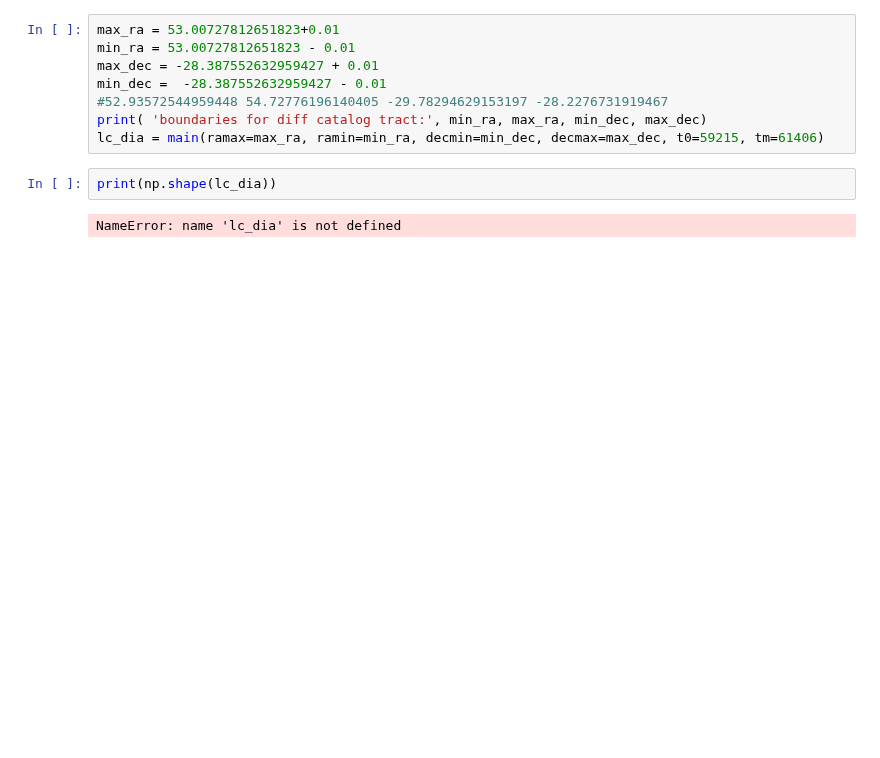
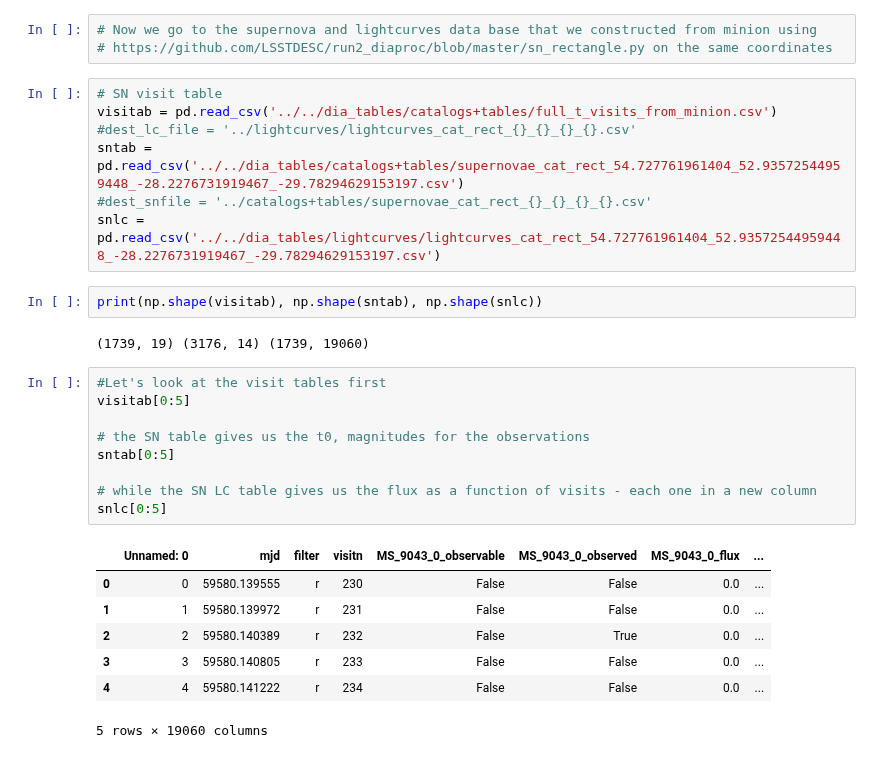
Before and after one commit to LSSTDESC/DC2-analysis, a Jupyter notebook: tutorials/check_truth_SNe_DC2.ipynb, the cells around one changed output. Cells and saved outputs as stored; diff of their text form; blank space fills up the shorter version.

```diff
--- a/tutorials/check_truth_SNe_DC2.ipynb
+++ b/tutorials/check_truth_SNe_DC2.ipynb
@@ -261,12 +98,31 @@ def main(ramax=58, ramin=56, decmin=-32, decmax=-31, t0=59215, tm=61406):
-# %%
-max_ra = 53.00727812651823+0.01
-min_ra = 53.00727812651823 - 0.01
-max_dec = -28.387552632959427 + 0.01
-min_dec =  -28.387552632959427 - 0.01
-#52.93572544959448 54.72776196140405 -29.78294629153197 -28.2276731919467
-print( 'boundaries for diff catalog tract:', min_ra, max_ra, min_dec, max_dec)
-lc_dia = main(ramax=max_ra, ramin=min_ra, decmin=min_dec, decmax=max_dec, t0=59215, tm=61406)
-# %%
-print(np.shape(lc_dia))
-# %% [output]
-NameError: name 'lc_dia' is not defined
+# %%
+# Now we go to the supernova and lightcurves data base that we constructed from minion using
+# https://github.com/LSSTDESC/run2_diaproc/blob/master/sn_rectangle.py on the same coordinates
+# %%
+# SN visit table
+visitab = pd.read_csv('../../dia_tables/catalogs+tables/full_t_visits_from_minion.csv')
+#dest_lc_file = '../lightcurves/lightcurves_cat_rect_{}_{}_{}_{}.csv'
+sntab = pd.read_csv('../../dia_tables/catalogs+tables/supernovae_cat_rect_54.727761961404_52.93572544959448_-28.2276731919467_-29.78294629153197.csv')
+#dest_snfile = '../catalogs+tables/supernovae_cat_rect_{}_{}_{}_{}.csv'
+snlc = pd.read_csv('../../dia_tables/lightcurves/lightcurves_cat_rect_54.727761961404_52.93572544959448_-28.2276731919467_-29.78294629153197.csv')
+# %%
+print(np.shape(visitab), np.shape(sntab), np.shape(snlc))
+# %% [output]
+(1739, 19) (3176, 14) (1739, 19060)
+# %%
+#Let's look at the visit tables first
+visitab[0:5]
+
+# the SN table gives us the t0, magnitudes for the observations
+sntab[0:5]
+
+# while the SN LC table gives us the flux as a function of visits - each one in a new column
+snlc[0:5]
+# %% [output]
+|  | Unnamed: 0 | mjd | filter | visitn | MS_9043_0_observable | MS_9043_0_observed | MS_9043_0_flux | ... |
+| 0 | 0 | 59580.139555 | r | 230 | False | False | 0.0 | ... |
+| 1 | 1 | 59580.139972 | r | 231 | False | False | 0.0 | ... |
+| 2 | 2 | 59580.140389 | r | 232 | False | True | 0.0 | ... |
+| 3 | 3 | 59580.140805 | r | 233 | False | False | 0.0 | ... |
+| 4 | 4 | 59580.141222 | r | 234 | False | False | 0.0 | ... |
+5 rows × 19060 columns
```
Also changed, not shown: parts of 9 cells of this notebook.
